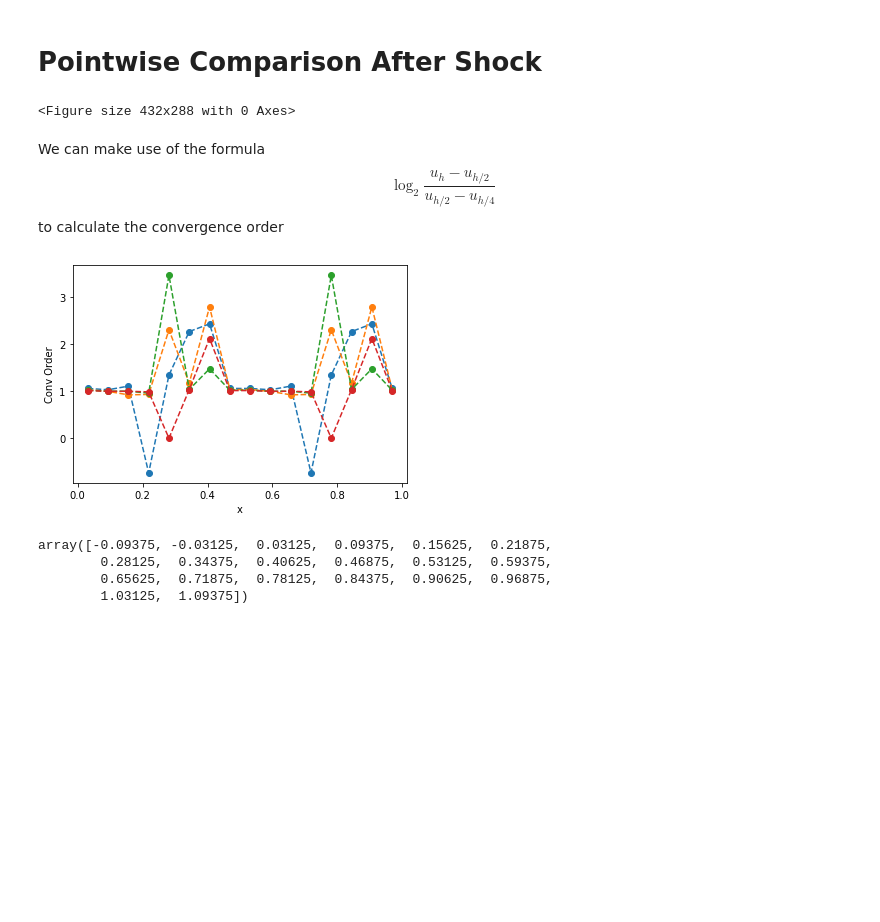
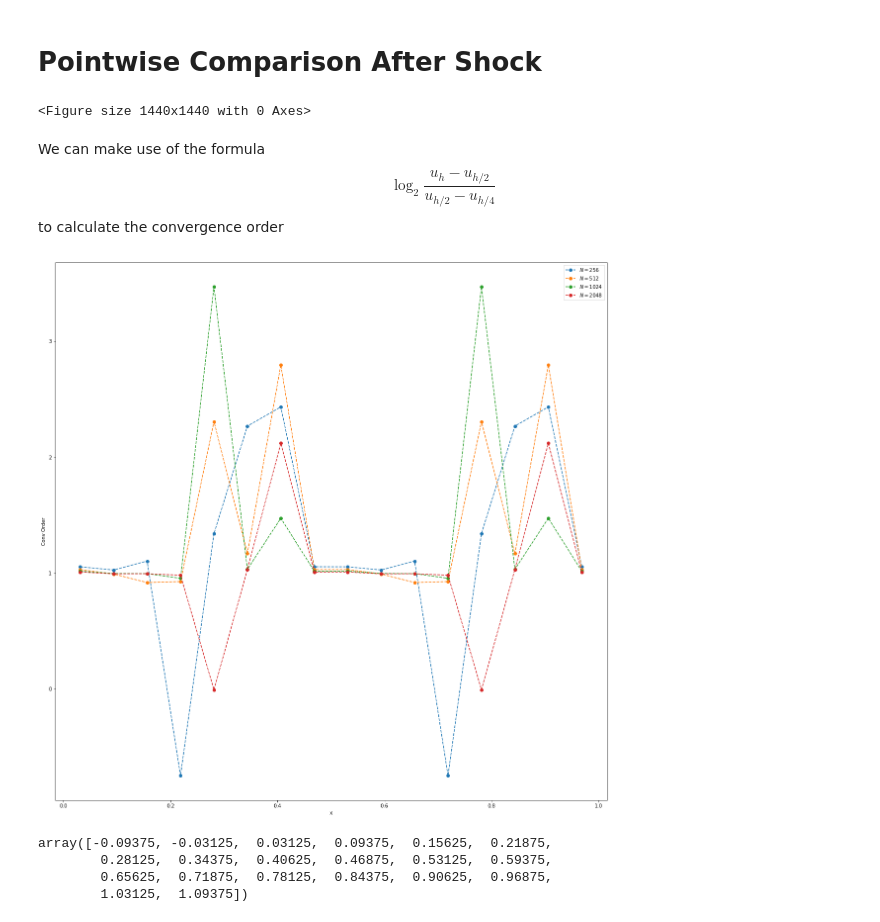
Before and after one commit to JerryChen97/Hydrodynamics, a Jupyter notebook: burgers.ipynb, the cells around one changed output. Drawn from its saved outputs; the diff is of its cells as text; code cells hidden in the pictures; blank space fills up the shorter version.

```diff
--- a/burgers.ipynb
+++ b/burgers.ipynb
@@ -290,7 +290,7 @@ ref_x_list = None
 
 # set the reference x list for comparison
 ref_burgers = Burgers(16, 'sine')
-ref_x_list = ref_burgers._x
+ref_x_list = ref_burgers._x[burgers.Nghost:-burgers.Nghost]
 
 for Ncells in Ncell_list:
     burgers = Burgers(Ncells, 'sine')
@@ -380,7 +380,7 @@ ref_x_list = None
 
 # set the reference x list for comparison
 ref_burgers = Burgers(16, 'sine')
-ref_x_list = ref_burgers._x
+ref_x_list = ref_burgers._x[burgers.Nghost:-burgers.Nghost]
 
 for Ncells in Ncell_list:
     burgers = Burgers(Ncells, 'sine', interpolation="linear")
@@ -496,7 +496,7 @@ for Ncells in Ncell_list:
     # comp_x_list_list.append(comp_x_list)
     # comp_error_list_list.append(abs(np.array(comp_true_u_list)-np.array(comp_u_list)))
 # %% [output]
-<Figure size 432x288 with 0 Axes>
+<Figure size 1440x1440 with 0 Axes>
 # %% [markdown]
 We can make use of the formula
 $$\log_2 \frac{u_h - u_{h/2}}{u_{h/2} - u_{h/4}}$$
@@ -504,16 +504,17 @@ to calculate the convergence order
 # %%
 total_num = len(comp_error_list_list)
 for i in range(total_num-2):
     comp_error_list0 = comp_error_list_list[i]
     comp_error_list1 = comp_error_list_list[i+1]
     comp_error_list2 = comp_error_list_list[i+2]
     convergence_order = (np.log2((comp_error_list0-comp_error_list1)/(comp_error_list1-comp_error_list2)))
     plt.plot(ref_x_list, convergence_order, '--o', label=r'$N=%d$'%Ncell_list[i])
 plt.xlabel("x")
 plt.ylabel("Conv Order")
+plt.legend()
 plt.show()
 # %% [output]
-[figure, old version]
+[figure, new version]
 # %%
 ref_x_list
 # %% [output]
```
Also changed, not shown: parts of 3 cells of this notebook, 5 other files.
